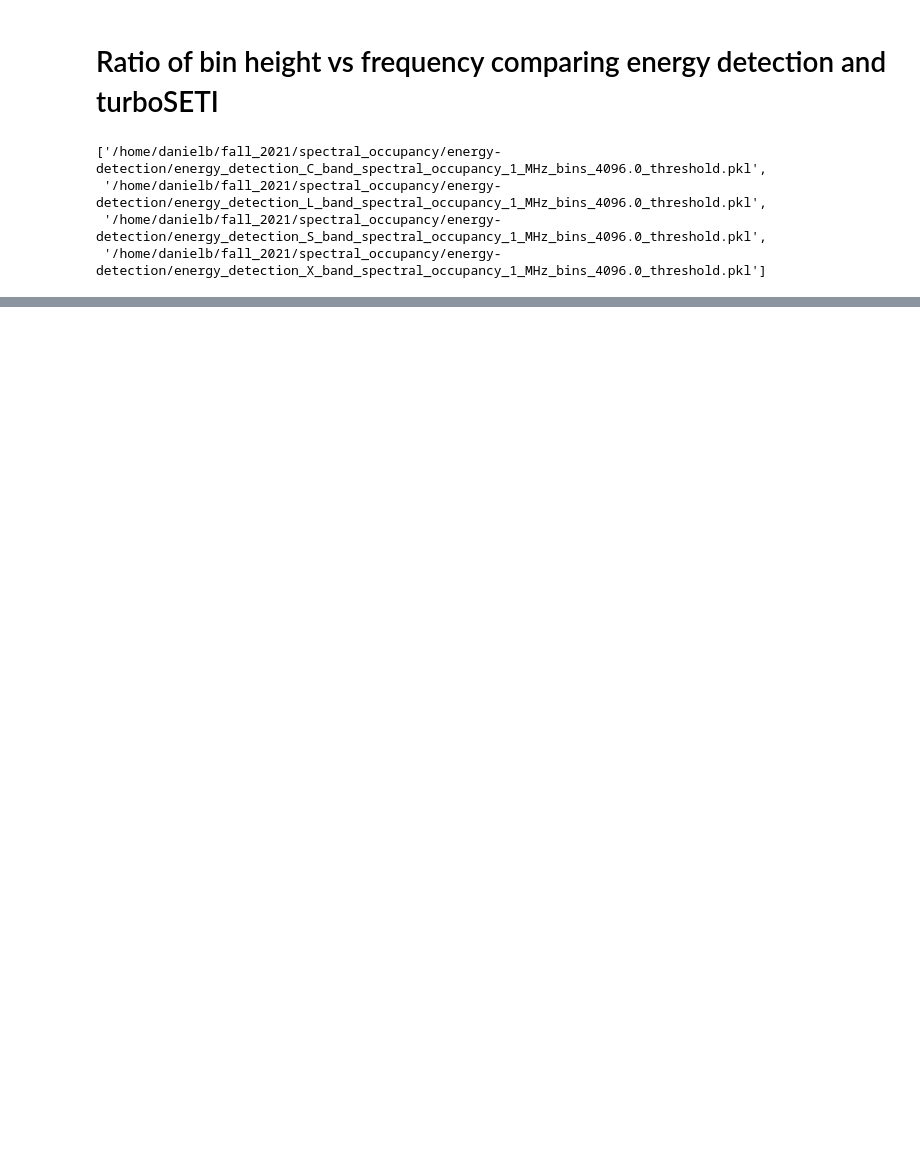
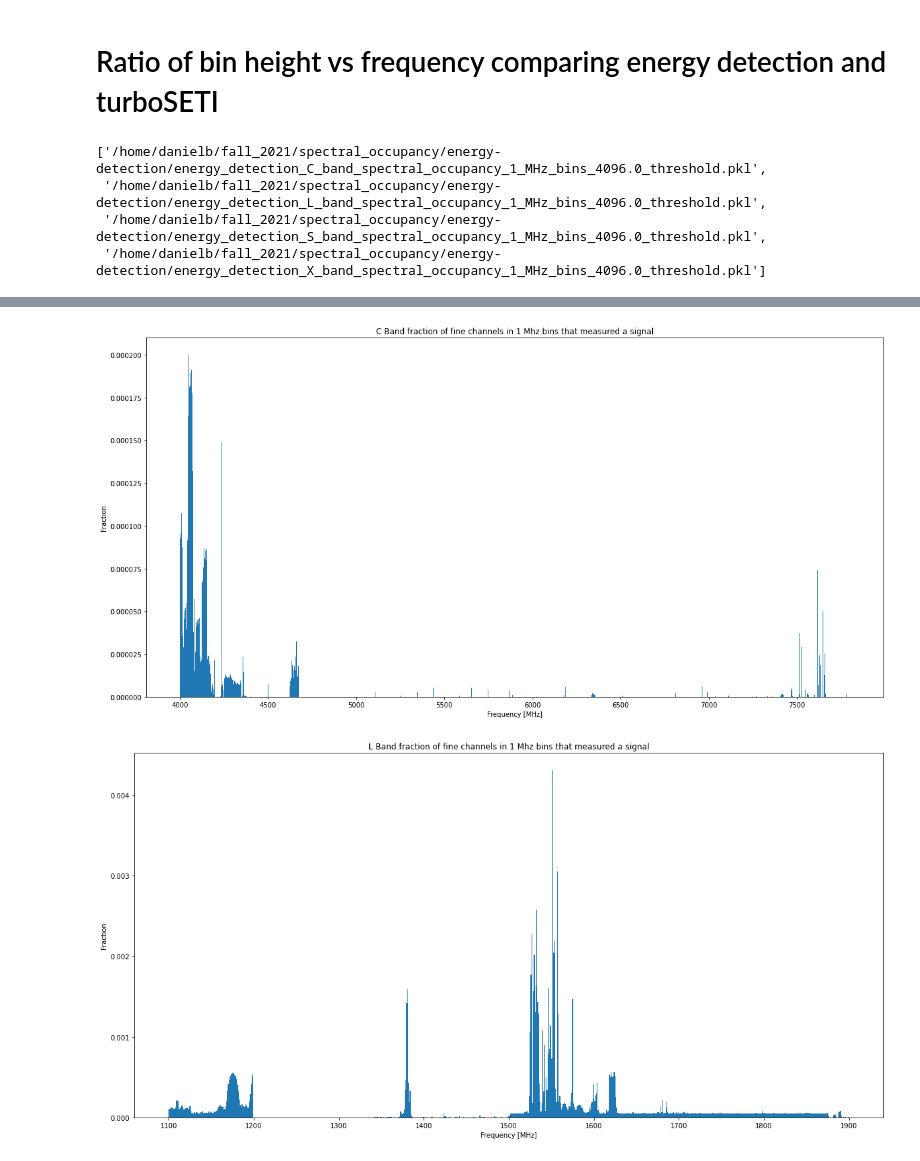
Before and after one commit to dbautista98/Breakthrough_Listen, a Jupyter notebook: turboSETI_vs_energy_detection.ipynb, the cells around one changed output, grey strips where cells are left out. Saved outputs shown, nothing was run; the diff lists cells and outputs as text; code cells hidden in the pictures; blank space fills up the shorter version.

```diff
--- a/turboSETI_vs_energy_detection.ipynb
+++ b/turboSETI_vs_energy_detection.ipynb
@@ -14,6 +14,7 @@ For simplicity, I will start with the L-band files from turboSETI, and then make
 dir_path = "/home/danielb/fall_2021/spectral_occupancy/"
 ts = dir_path + "turbo-seti/"
 ed = dir_path + "energy-detection/"
+fine = ed + "fine_channel_fraction/"
 # %%
 ts_pickles = glob.glob(ts+"*pkl")
 ed_pickles = glob.glob(ed+"*pkl")
@@ -133,0 +142,14 @@ plt.show()
+# %%
+for i in range(4):
+    fraction_data = read_pickle(fine_pickles[i])
+    fractions = fraction_data["fine channel fraction"]
+    frequencies = fraction_data["frequency bin"]
+
+    plt.figure(figsize=(20,10))
+    plt.bar(frequencies, fractions, width=1)
+    plt.xlabel("Frequency [MHz]")
+    plt.ylabel("Fraction")
+    plt.title("%s Band fraction of fine channels in %s Mhz bins that measured a signal"%(fraction_data["band"], fraction_data["bin_width"]))
+# %% [output]
+[figure, added]
+[figure, added]
```
Also changed, not shown: parts of 10 cells of this notebook.
